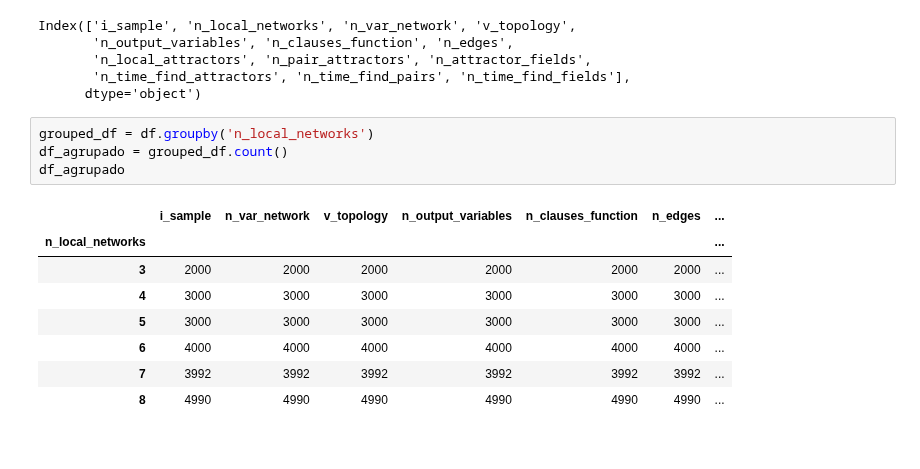
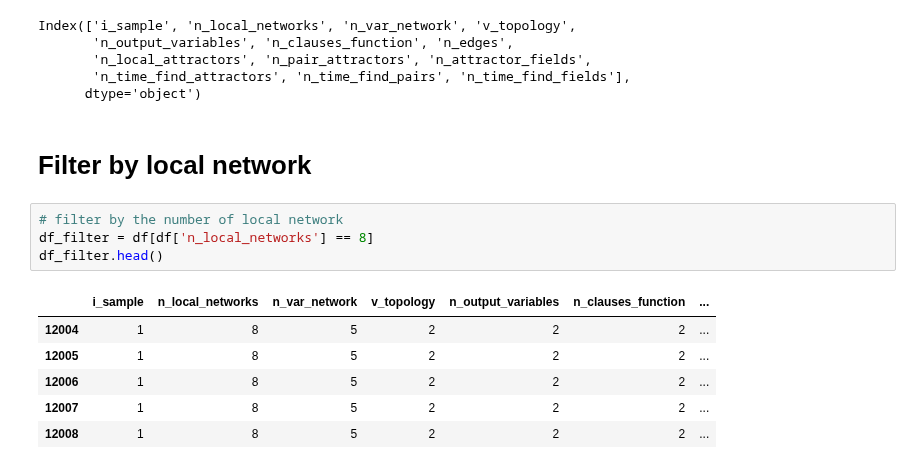
Before and after one commit to crptcusco/cbnetwork, a Jupyter notebook: experiments/7_aleatory_template_coupling_signals/exp7_evaluate_equivalence.ipynb, the cells around one changed output. Saved outputs shown, nothing was run; the diff lists cells and outputs as text.

```diff
--- a/experiments/7_aleatory_template_coupling_signals/exp7_evaluate_equivalence.ipynb
+++ b/experiments/7_aleatory_template_coupling_signals/exp7_evaluate_equivalence.ipynb
@@ -11,16 +11,16 @@ Index(['i_sample', 'n_local_networks', 'n_var_network', 'v_topology',
        'n_local_attractors', 'n_pair_attractors', 'n_attractor_fields',
        'n_time_find_attractors', 'n_time_find_pairs', 'n_time_find_fields'],
       dtype='object')
+# %% [markdown]
+# Filter by local network
 # %%
-grouped_df = df.groupby('n_local_networks')
-df_agrupado = grouped_df.count()
-df_agrupado
+# filter by the number of local network
+df_filter = df[df['n_local_networks'] == 8]
+df_filter.head()
 # %% [output]
-|  | i_sample | n_var_network | v_topology | n_output_variables | n_clauses_function | n_edges | ... |
-| n_local_networks |  |  |  |  |  |  | ... |
-| 3 | 2000 | 2000 | 2000 | 2000 | 2000 | 2000 | ... |
-| 4 | 3000 | 3000 | 3000 | 3000 | 3000 | 3000 | ... |
-| 5 | 3000 | 3000 | 3000 | 3000 | 3000 | 3000 | ... |
-| 6 | 4000 | 4000 | 4000 | 4000 | 4000 | 4000 | ... |
-| 7 | 3992 | 3992 | 3992 | 3992 | 3992 | 3992 | ... |
-| 8 | 4990 | 4990 | 4990 | 4990 | 4990 | 4990 | ... |
+|  | i_sample | n_local_networks | n_var_network | v_topology | n_output_variables | n_clauses_function | ... |
+| 12004 | 1 | 8 | 5 | 2 | 2 | 2 | ... |
+| 12005 | 1 | 8 | 5 | 2 | 2 | 2 | ... |
+| 12006 | 1 | 8 | 5 | 2 | 2 | 2 | ... |
+| 12007 | 1 | 8 | 5 | 2 | 2 | 2 | ... |
+| 12008 | 1 | 8 | 5 | 2 | 2 | 2 | ... |
```
Also changed, not shown: parts of 3 cells of this notebook, 1 other file.
